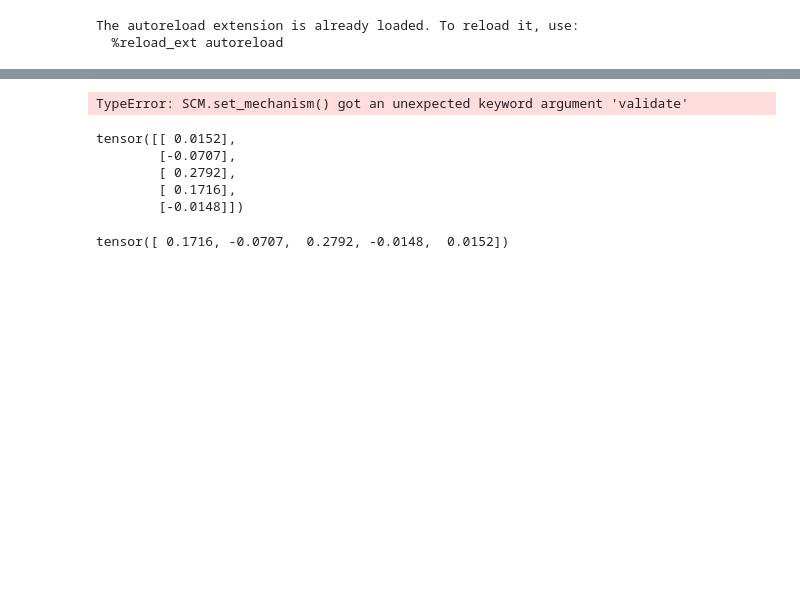
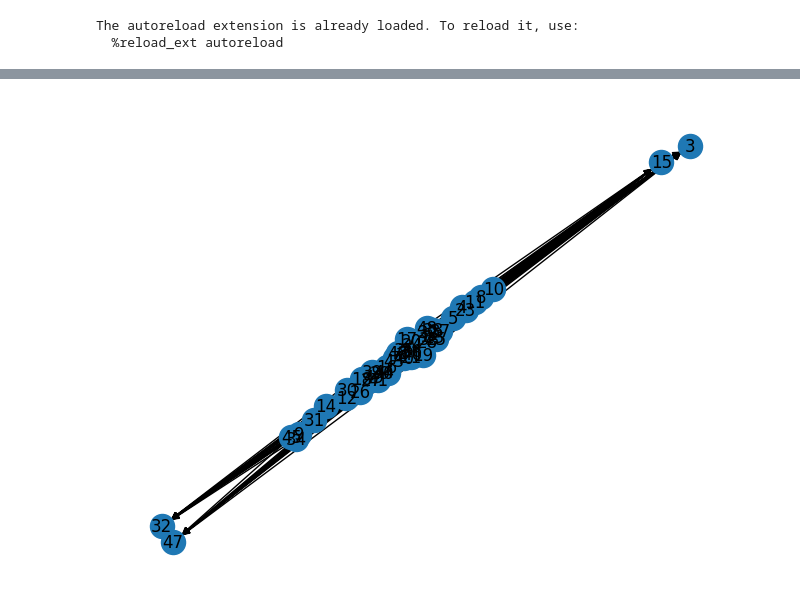
Before and after one commit to elidub/Graphs4CausalFoundationModels, a Jupyter notebook: src/priors/causal_prior/scm/try_out_interventional_sampling.ipynb, the cells around one changed output, grey strips where cells are left out. Cells and saved outputs as stored; diff of their text form; code cells hidden in the pictures; blank space fills up the shorter version.

Commit message:
first implementation of interventional data

```diff
--- a/src/priors/causal_prior/scm/try_out_interventional_sampling.ipynb
+++ b/src/priors/causal_prior/scm/try_out_interventional_sampling.ipynb
@@ -105,10 +146,7 @@ intervention_samples = obs1[intervention_node] # collect set of observational sa
 interventional_dist = ResamplingDist(intervention_samples) # create resampling distribution based on observational samples for the intervention node
 
 
-scm.set_mechanism(
-    node=intervention_node,
-    mechanism=IgnoreParentsMechanism(),
-)
+scm.intervene(intervention_node)
 
 if intervention_node in scm.dag.endogenous_variables():
     scm.endogenous_noise[intervention_node] = interventional_dist
@@ -121,17 +159,7 @@ scm.sample_exogenous(num_samples=BATCH_SIZE)
 scm.sample_endogenous(num_samples=BATCH_SIZE)
 
 interv1 = scm.propagate(num_samples=BATCH_SIZE)
-# %% [output]
-TypeError: SCM.set_mechanism() got an unexpected keyword argument 'validate'
-# %%
-intervention_samples
-# %% [output]
-tensor([[ 0.0152],
-        [-0.0707],
-        [ 0.2792],
-        [ 0.1716],
-        [-0.0148]])
-# %%
-interv1[intervention_node]
-# %% [output]
-tensor([ 0.1716, -0.0707,  0.2792, -0.0148,  0.0152])
+# %%
+scm.dag.draw()
+# %% [output]
+[figure, added]
```
Also changed, not shown: parts of 8 cells of this notebook, 8 other files.
